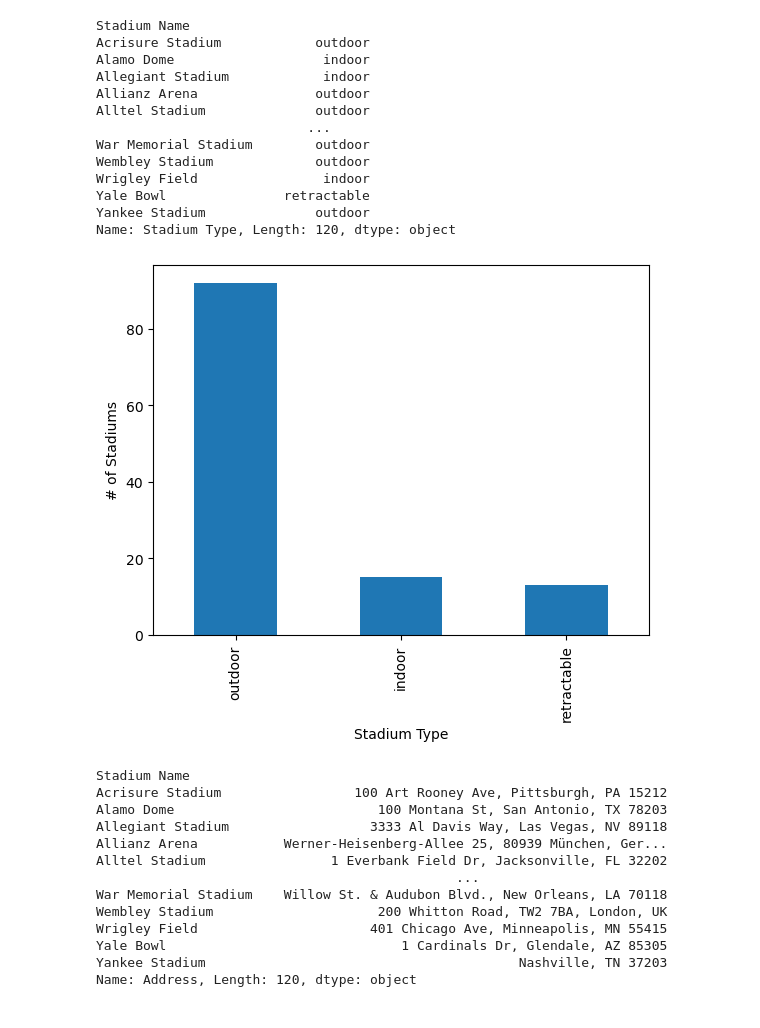
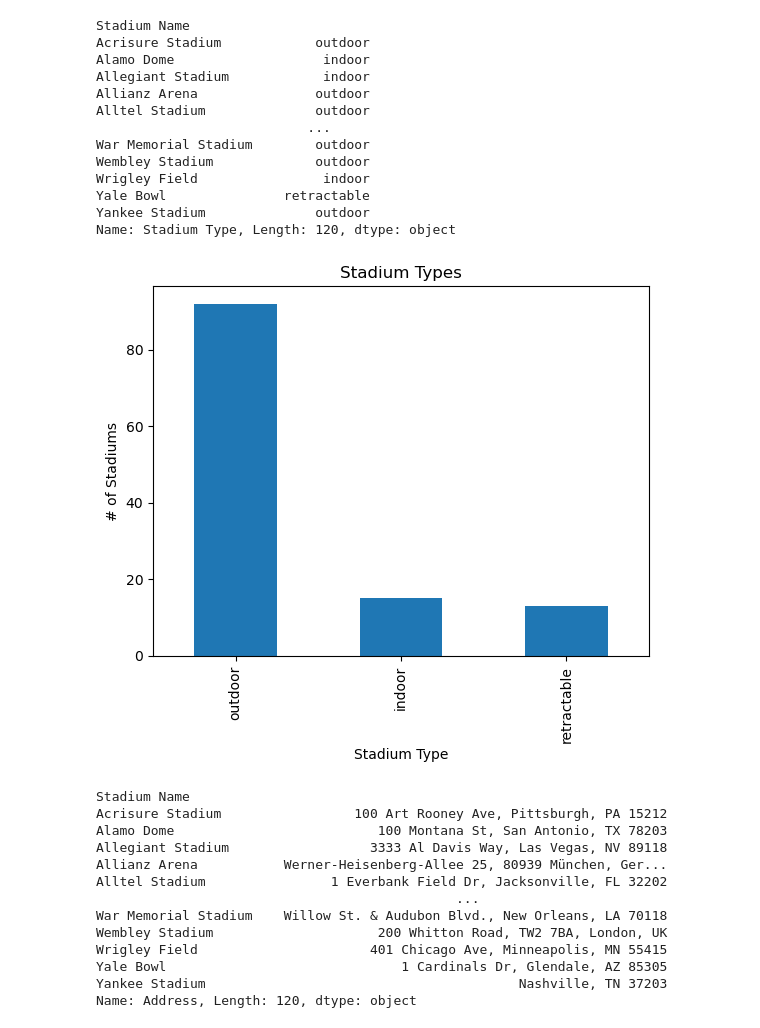
Before and after one commit to meltonme/nfl_sports_betting_analysis, a Jupyter notebook: NFL Betting Analysis/betting_analysis.ipynb, the cells around one changed output. Saved outputs shown, nothing was run; the diff lists cells and outputs as text; code cells hidden in the pictures.

Commit message:
Created a folder to put the visualizations from our code

```diff
--- a/NFL Betting Analysis/betting_analysis.ipynb
+++ b/NFL Betting Analysis/betting_analysis.ipynb
@@ -286,10 +302,16 @@ Name: Stadium Type, Length: 120, dtype: object
 # %%
 renamed_team_stadium_merged['Stadium Type'].value_counts().plot(kind='bar')
 plt.xlabel('Stadium Type')
 plt.ylabel('# of Stadiums')
+
+plt.title("Stadium Types")
+
+#save the figure in the OutPut Data Folder
+plt.savefig("../Output Data/Stadium Types.png")
+
 plt.show()
 # %% [output]
-[figure, old version]
+[figure, new version]
 # %%
 #Print the Address for Each Stadium
 stadium_address = renamed_team_stadium_merged.set_index("Stadium Name")['Address']
```
Also changed, not shown: parts of 40 cells of this notebook, 14 other files.
